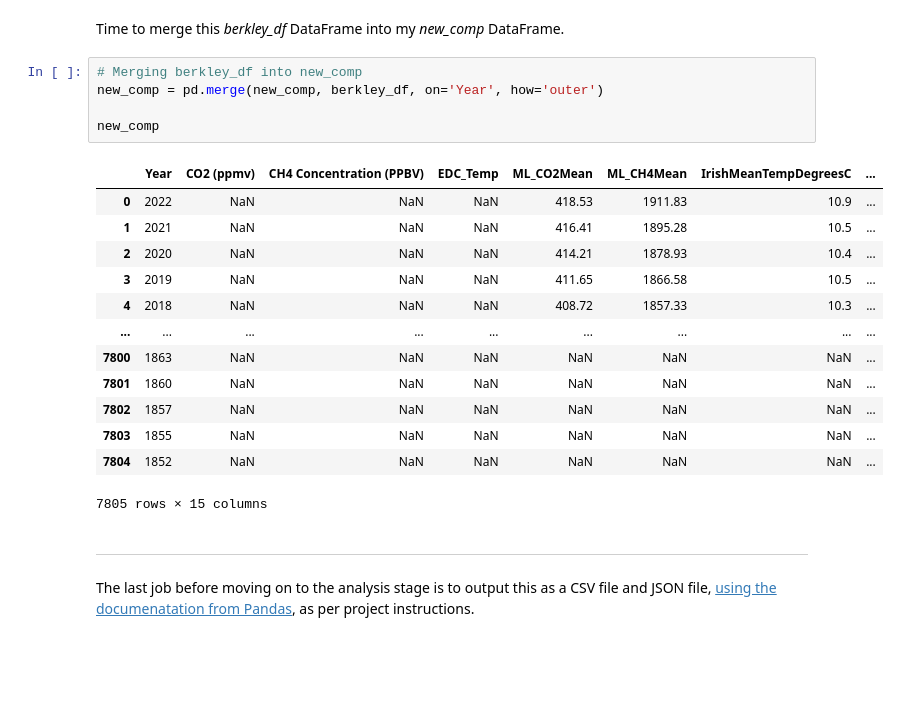
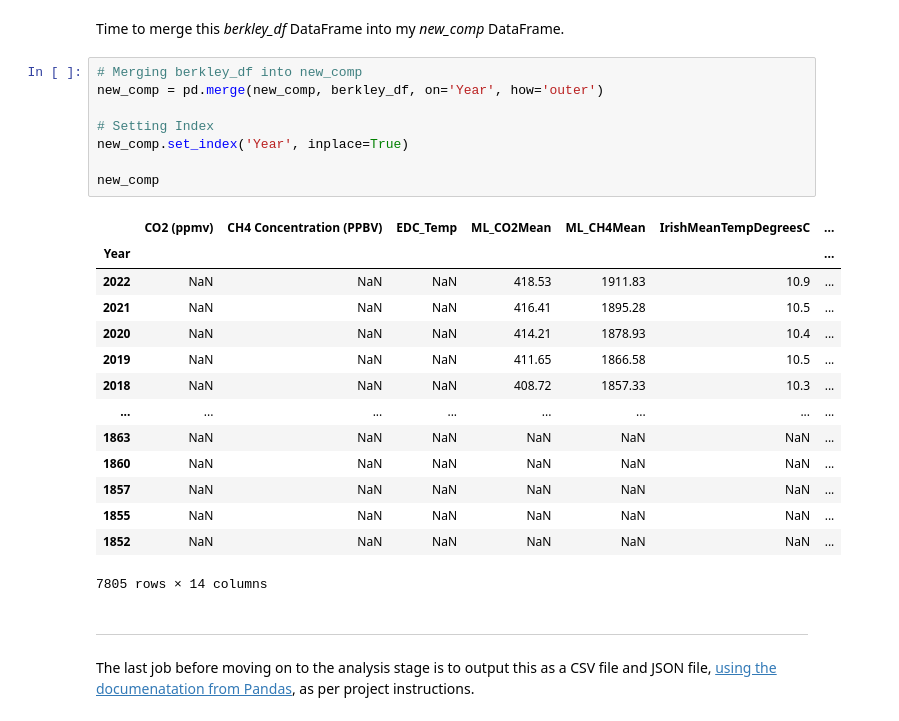
Before and after one commit to turps-pc90/PfDA_ClimateProject, a Jupyter notebook: project.ipynb, the cells around one changed output. Cells and saved outputs as stored; diff of their text form; blank space fills up the shorter version.

```diff
--- a/project.ipynb
+++ b/project.ipynb
@@ -865,22 +865,26 @@ Time to merge this *berkley_df* DataFrame into my *new_comp* DataFrame.
 # %%
 # Merging berkley_df into new_comp
 new_comp = pd.merge(new_comp, berkley_df, on='Year', how='outer')
 
+# Setting Index
+new_comp.set_index('Year', inplace=True)
+
 new_comp
 # %% [output]
-|  | Year | CO2 (ppmv) | CH4 Concentration (PPBV) | EDC_Temp | ML_CO2Mean | ML_CH4Mean | IrishMeanTempDegreesC | ... |
-| 0 | 2022 | NaN | NaN | NaN | 418.53 | 1911.83 | 10.9 | ... |
-| 1 | 2021 | NaN | NaN | NaN | 416.41 | 1895.28 | 10.5 | ... |
-| 2 | 2020 | NaN | NaN | NaN | 414.21 | 1878.93 | 10.4 | ... |
-| 3 | 2019 | NaN | NaN | NaN | 411.65 | 1866.58 | 10.5 | ... |
-| 4 | 2018 | NaN | NaN | NaN | 408.72 | 1857.33 | 10.3 | ... |
-| ... | ... | ... | ... | ... | ... | ... | ... | ... |
-| 7800 | 1863 | NaN | NaN | NaN | NaN | NaN | NaN | ... |
-| 7801 | 1860 | NaN | NaN | NaN | NaN | NaN | NaN | ... |
-| 7802 | 1857 | NaN | NaN | NaN | NaN | NaN | NaN | ... |
-| 7803 | 1855 | NaN | NaN | NaN | NaN | NaN | NaN | ... |
-| 7804 | 1852 | NaN | NaN | NaN | NaN | NaN | NaN | ... |
+|  | CO2 (ppmv) | CH4 Concentration (PPBV) | EDC_Temp | ML_CO2Mean | ML_CH4Mean | IrishMeanTempDegreesC | ... |
+| Year |  |  |  |  |  |  | ... |
+| 2022 | NaN | NaN | NaN | 418.53 | 1911.83 | 10.9 | ... |
+| 2021 | NaN | NaN | NaN | 416.41 | 1895.28 | 10.5 | ... |
+| 2020 | NaN | NaN | NaN | 414.21 | 1878.93 | 10.4 | ... |
+| 2019 | NaN | NaN | NaN | 411.65 | 1866.58 | 10.5 | ... |
+| 2018 | NaN | NaN | NaN | 408.72 | 1857.33 | 10.3 | ... |
+| ... | ... | ... | ... | ... | ... | ... | ... |
+| 1863 | NaN | NaN | NaN | NaN | NaN | NaN | ... |
+| 1860 | NaN | NaN | NaN | NaN | NaN | NaN | ... |
+| 1857 | NaN | NaN | NaN | NaN | NaN | NaN | ... |
+| 1855 | NaN | NaN | NaN | NaN | NaN | NaN | ... |
+| 1852 | NaN | NaN | NaN | NaN | NaN | NaN | ... |
-7805 rows × 15 columns
+7805 rows × 14 columns
 # %% [markdown]
 ***
 The last job before moving on to the analysis stage is to output this as a CSV file and JSON file, [using the documenatation from Pandas](https://pandas.pydata.org/docs/reference/api/pandas.DataFrame.to_json.html), as per project instructions.
```
Also changed, not shown: parts of 10 cells of this notebook, 2 other files.
